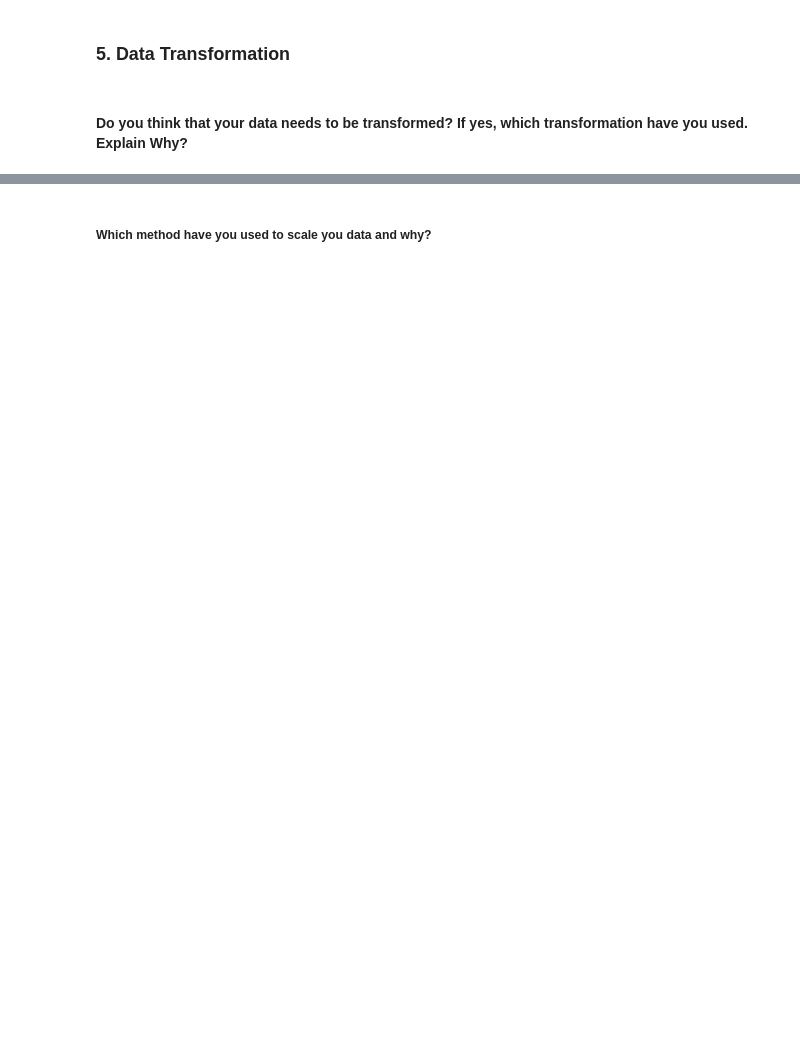
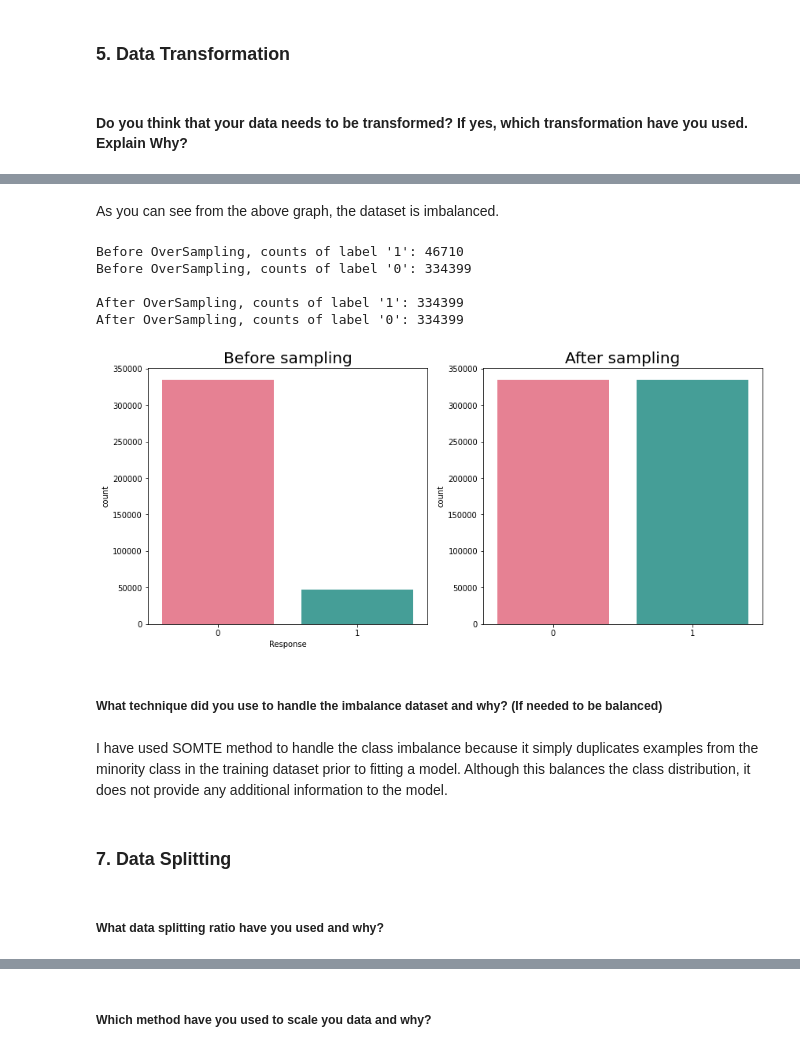
Before and after one commit to mohith-ds8/Health-Insurance-Cross-Sell-Prediction, a Jupyter notebook: Health_Insurance_Cross_Sell_Prediciotn.ipynb, the cells around one changed output, grey strips where cells are left out. Saved outputs shown, nothing was run; the diff lists cells and outputs as text; code cells hidden in the pictures; blank space fills up the shorter version.

```diff
--- a/Health_Insurance_Cross_Sell_Prediciotn.ipynb
+++ b/Health_Insurance_Cross_Sell_Prediciotn.ipynb
@@ -783,0 +830,5 @@ only age
+# %%
+# Encode your categorical columns
+
+# Using Pandas get Dummies for Encoding categorical features
+df=pd.get_dummies(df,drop_first=True,sparse=True)
@@ -861,3 +863,6 @@ Answer Here.
+# %%
+# Dropping the 'Driving_License_Yes' column
+df.drop(columns=['Driving_License_Yes'],axis=1,inplace=True)
 # %% [markdown]
 ### 5. Data Transformation
 # %% [markdown]
@@ -866,0 +880,43 @@ Answer Here.
+# %% [markdown]
+As you can see from the above graph, the dataset is imbalanced.
+# %%
+#Defining X and y variable
+
+X=df.drop(['Response'],axis=1)
+y=df['Response']
+# %%
+# Handling imbalanced dataset using SMOTE method
+
+sm=SMOTE()
+x_new, y_new = sm.fit_resample(X, y.ravel())
+
+print("Before OverSampling, counts of label '1': {}".format(sum(y == 1)))
+print("Before OverSampling, counts of label '0': {} \n".format(sum(y == 0)))
+print("After OverSampling, counts of label '1': {}".format(sum(y_new == 1)))
+print("After OverSampling, counts of label '0': {} \n".format(sum(y_new == 0)))
+print('\n')
+# %% [output]
+Before OverSampling, counts of label '1': 46710
+Before OverSampling, counts of label '0': 334399
+
+After OverSampling, counts of label '1': 334399
+After OverSampling, counts of label '0': 334399
+# %%
+# Visualizing the balanced dataset
+
+plt.figure(figsize = (14,6))
+plt.subplot(1,2,1)
+sns.countplot(x=df['Response'], data=df, palette='husl')
+plt.title('Before sampling',fontsize=20)
+plt.subplot(1,2,2)
+sns.countplot(x=y_new,palette='husl')
+plt.title('After sampling',fontsize=20)
+plt.show()
+# %% [output]
+[figure, added]
+# %% [markdown]
+##### What technique did you use to handle the imbalance dataset and why? (If needed to be balanced)
+# %% [markdown]
+I have used SOMTE method to handle the class imbalance because it simply duplicates examples from the minority class in the training dataset prior to fitting a model. Although this balances the class distribution, it does not provide any additional information to the model.
+# %% [markdown]
+### 7. Data Splitting
@@ -866,0 +928,2 @@ Answer Here.
+# %% [markdown]
+##### What data splitting ratio have you used and why?
```
Also changed, not shown: parts of 105 cells of this notebook.
